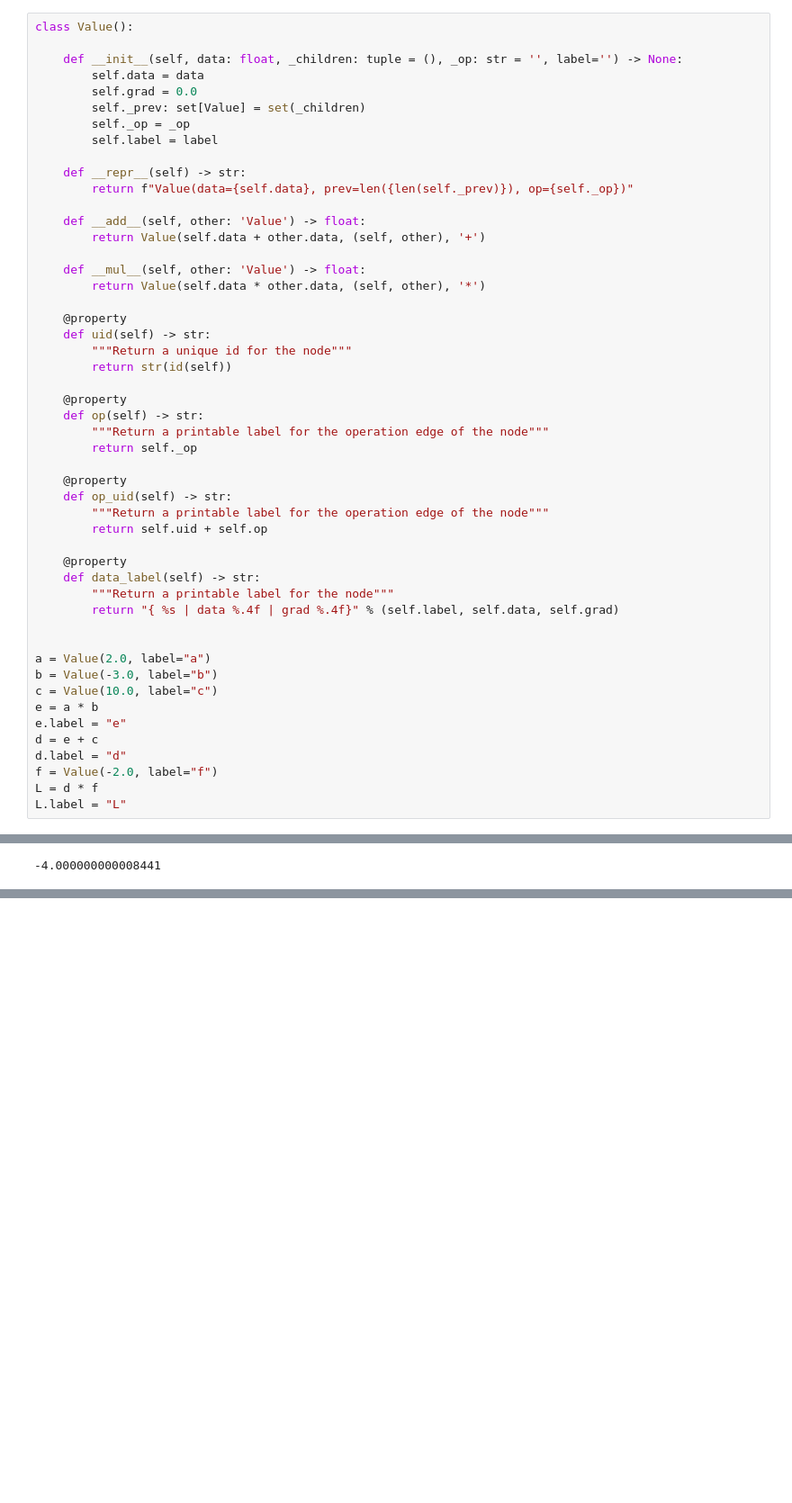
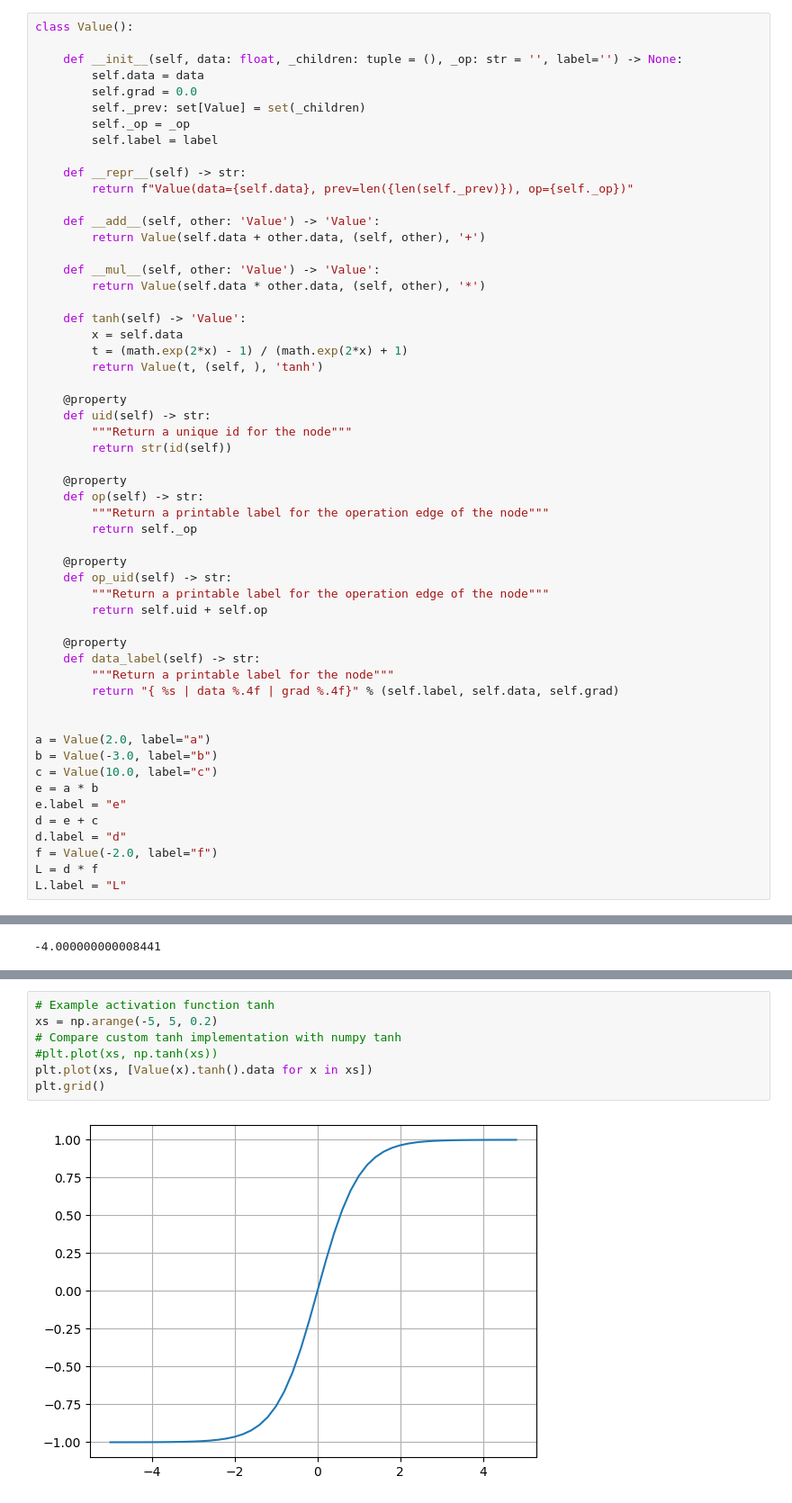
Before and after one commit to allenporter/karpathy-guides, a Jupyter notebook: micrograd/from_scratch.ipynb, the cells around one changed output, grey strips where cells are left out. Shown at 90% size. Saved outputs shown, nothing was run; the diff lists cells and outputs as text; blank space fills up the shorter version.

Commit message:
Manual back propagation example #2

```diff
--- a/micrograd/from_scratch.ipynb
+++ b/micrograd/from_scratch.ipynb
@@ -61,11 +61,16 @@ class Value():
     def __repr__(self) -> str:
         return f"Value(data={self.data}, prev=len({len(self._prev)}), op={self._op})"
 
-    def __add__(self, other: 'Value') -> float:
+    def __add__(self, other: 'Value') -> 'Value':
         return Value(self.data + other.data, (self, other), '+')
 
-    def __mul__(self, other: 'Value') -> float:
+    def __mul__(self, other: 'Value') -> 'Value':
         return Value(self.data * other.data, (self, other), '*')
+
+    def tanh(self) -> 'Value':
+        x = self.data
+        t = (math.exp(2*x) - 1) / (math.exp(2*x) + 1)
+        return Value(t, (self, ), 'tanh')
 
     @property
     def uid(self) -> str:
@@ -256,0 +265,9 @@ draw_dot(L)
+# %%
+# Example activation function tanh
+xs = np.arange(-5, 5, 0.2)
+# Compare custom tanh implementation with numpy tanh
+#plt.plot(xs, np.tanh(xs))
+plt.plot(xs, [Value(x).tanh().data for x in xs])
+plt.grid()
+# %% [output]
+[figure, added]
```
Also changed, not shown: parts of 6 cells of this notebook.
